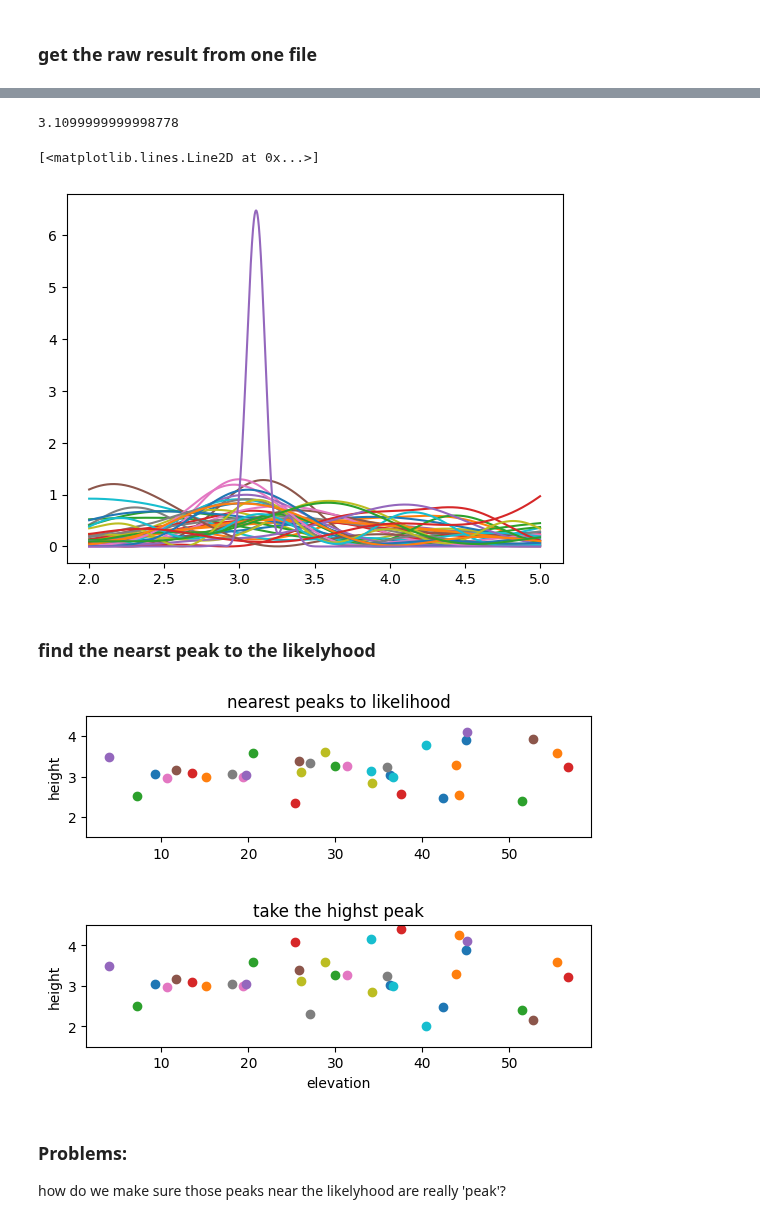
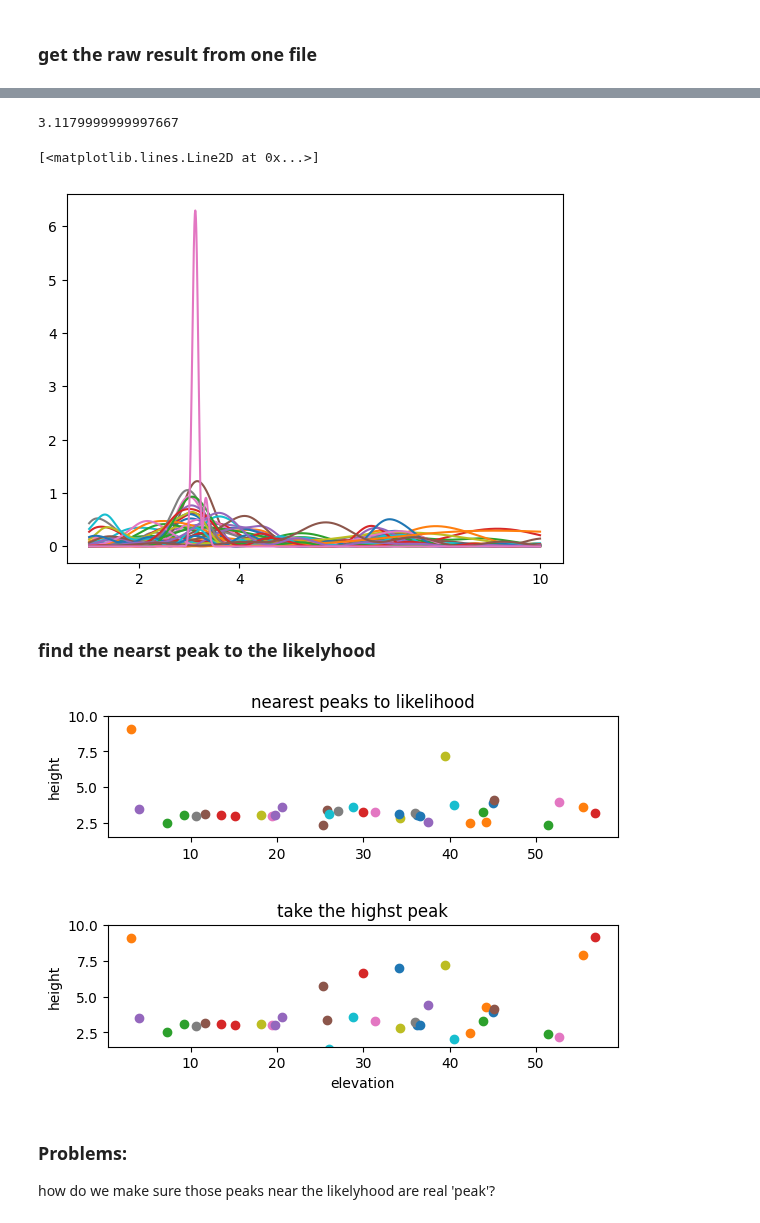
Before and after one commit to ziqing97/gnss_ir_analyze, a Jupyter notebook: src/test_filtter_using_likelyhood.ipynb, the cells around one changed output, grey strips where cells are left out. Saved outputs shown, nothing was run; the diff lists cells and outputs as text; code cells hidden in the pictures.

```diff
--- a/src/test_filtter_using_likelyhood.ipynb
+++ b/src/test_filtter_using_likelyhood.ipynb
@@ -26,8 +26,8 @@ data_dict = dafi.generate_dataframe(main_path)
 satellite_list = data_dict.keys()
 azimut_mask = [270,330]
 elevation_mask = [0,60]
-min_height = 2
-max_height = 5 # meter
+min_height = 1
+max_height = 10 # meter
 time_length = 20 # minutes
 time_dict,height_dict,azimut_dict,elevation_dict,frequency_dict,power_dict = esth.estimate_all_satellite(main_path,azimut_mask,elevation_mask,min_height,max_height,time_length)
 # %% [output]
@@ -38,7 +38,7 @@ li_peaks = (power_likelyhood == power_likelyhood.max())
 height_likelihood = frequency[li_peaks][0]
 height_likelihood
 # %% [output]
-3.1099999999998778
+3.1179999999997667
 # %%
 area = np.sum(np.multiply((frequency[2:]-frequency[0:-2])/2, power_likelyhood[1:-1]))
 scale = 1/area
@@ -54,7 +54,7 @@ for satellite_code in power_dict:
 plt.plot(frequency,power_likelyhood_scaled)
 # %% [output]
 [<matplotlib.lines.Line2D at 0x...>]
-[figure, old version]
+[figure, new version]
 # %% [markdown]
 ### find the nearst peak to the likelyhood
 # %%
@@ -74,26 +74,26 @@ for sate_code in power_dict:
 # %%
 
 fig, axs = plt.subplots(2)
 for sate_code in elevation_dict:
     for i,ele_dict in enumerate(elevation_dict[sate_code]):
         ele = ele_dict['avg']
         h1 = height_from_likelihood[sate_code][i]
         h2 = height_dict[sate_code][i]
         axs[0].scatter(ele,h1)
         axs[1].scatter(ele,h2)
 
-axs[0].set_ylim(1.5,4.5)
+axs[0].set_ylim(1.5,10)
 axs[0].set_title('nearest peaks to likelihood')
 axs[1].set_xlabel('elevation')
 axs[0].set_ylabel('height')
 
-axs[1].set_ylim(1.5,4.5)
+axs[1].set_ylim(1.5,10)
 axs[1].set_title('take the highst peak')
 axs[1].set_xlabel('elevation')
 axs[1].set_ylabel('height')
 fig.tight_layout(pad=3.0)
 # %% [output]
-[figure, old version]
+[figure, new version]
 # %% [markdown]
 ### Problems:
-how do we make sure those peaks near the likelyhood are really 'peak'?
+how do we make sure those peaks near the likelyhood are real 'peak'?
```
Also changed, not shown: parts of 8 cells of this notebook.
